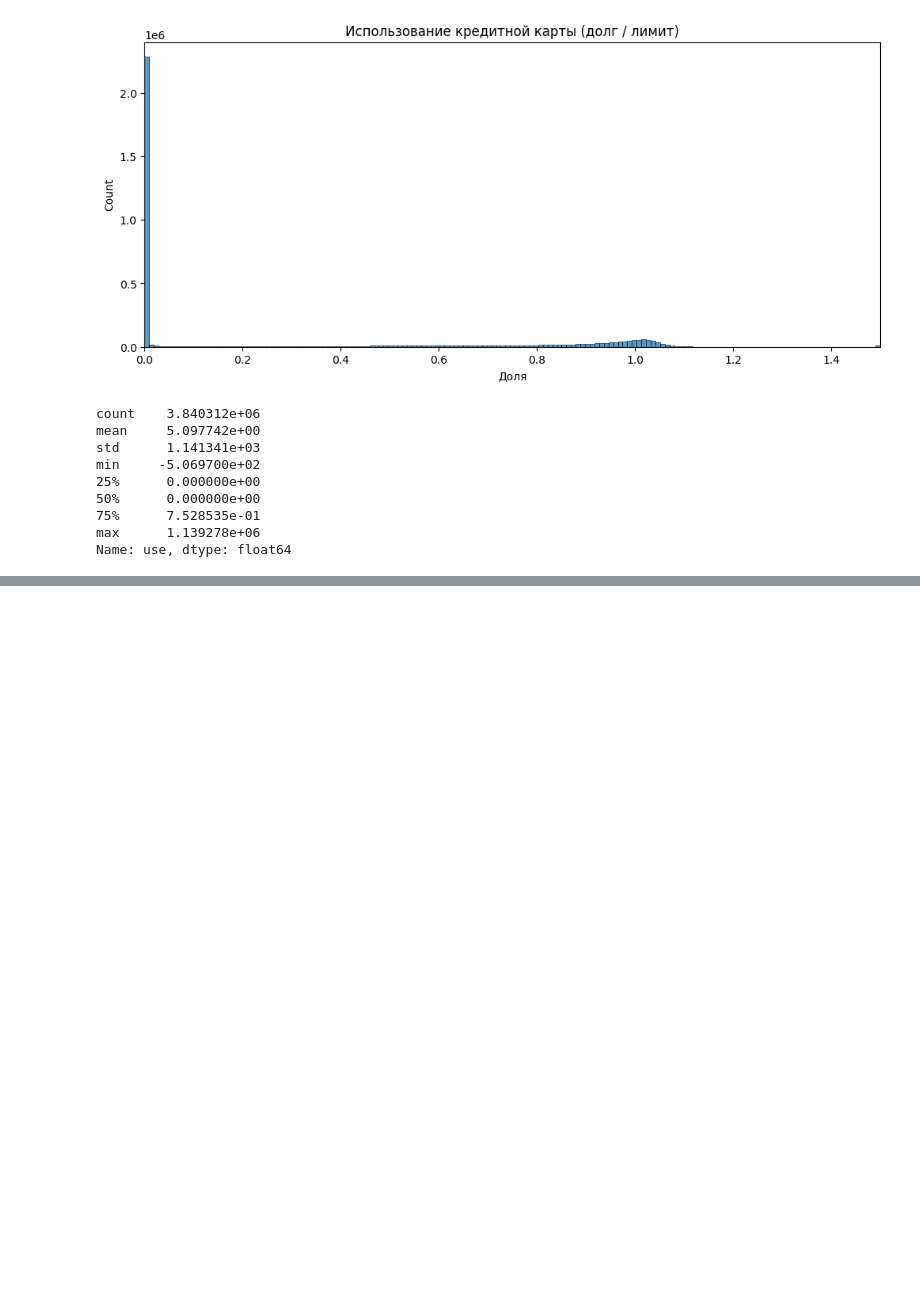
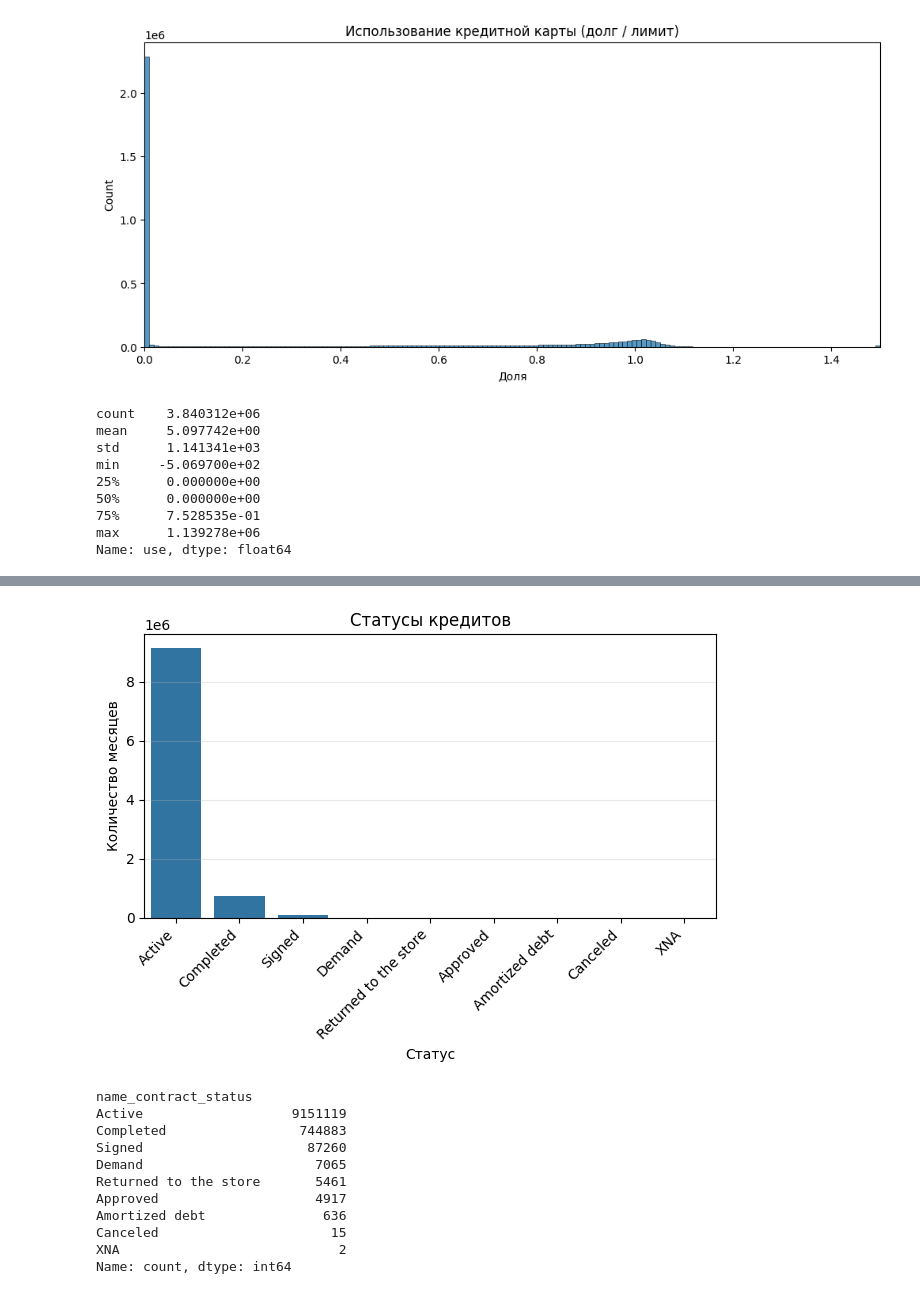
Before and after one commit to malakhovs04/Home-Credit-Default-Risk, a Jupyter notebook: check_tables.ipynb, the cells around one changed output, grey strips where cells are left out. Drawn from its saved outputs; the diff is of its cells as text; code cells hidden in the pictures; blank space fills up the shorter version.

```diff
--- a/check_tables.ipynb
+++ b/check_tables.ipynb
@@ -797,0 +896,27 @@ Name: use, dtype: float64
+# %%
+status_c_c = df_p_c['name_contract_status'].value_counts()
+
+plt.Figure(figsize=(12,10))
+sns.barplot(x=status_c_c.index, y=status_c_c.values)
+plt.title('Статусы кредитов')
+plt.xlabel('Cтатус')
+plt.ylabel('Количество месяцев')
+plt.xticks(rotation=45, ha='right')
+plt.grid(axis='y', alpha=0.3)
+plt.tight_layout()
+plt.show()
+
+print(status_c_c)
+# %% [output]
+[figure, added]
+name_contract_status
+Active                   9151119
+Completed                 744883
+Signed                     87260
+Demand                      7065
+Returned to the store       5461
+Approved                    4917
+Amortized debt               636
+Canceled                      15
+XNA                            2
+Name: count, dtype: int64
```
Also changed, not shown: parts of 8 cells of this notebook.
